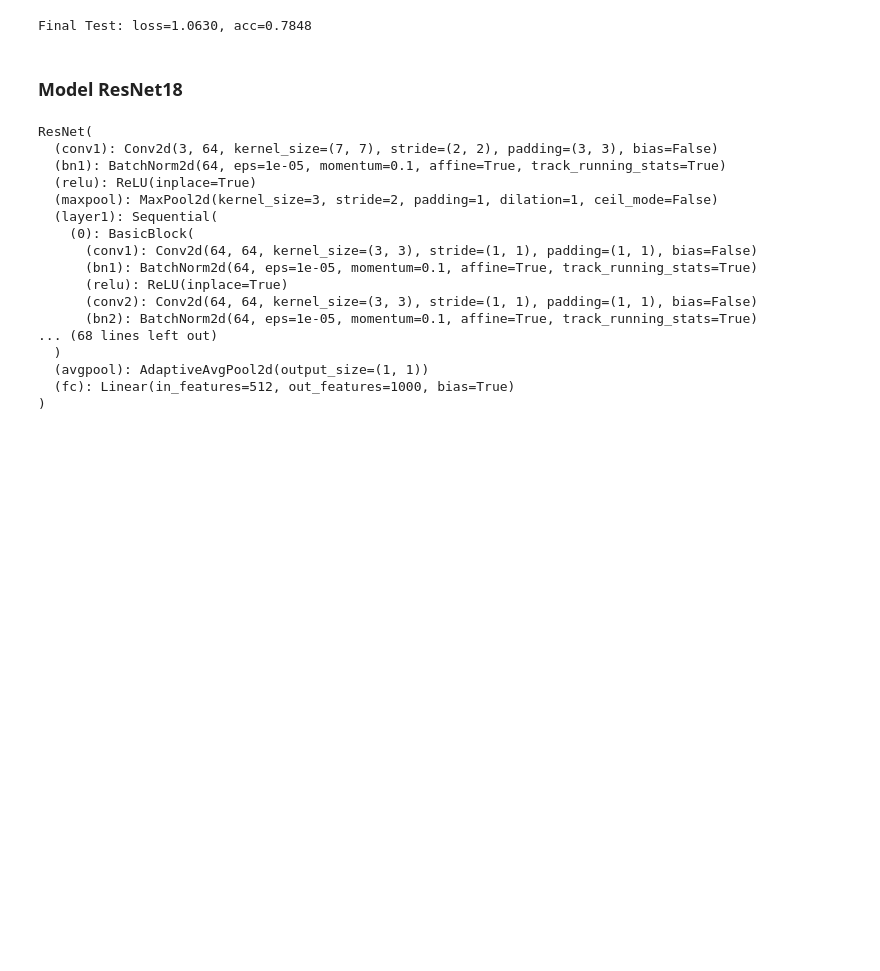
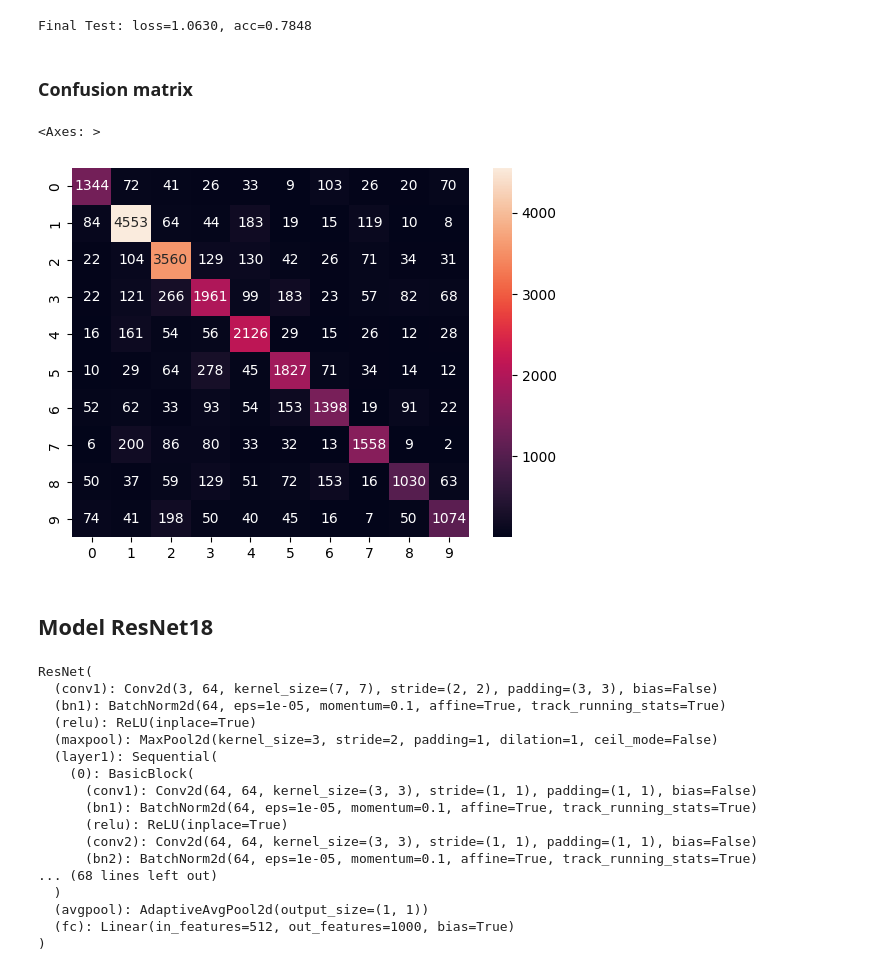
Before and after one commit to pipefie/CNN, a Jupyter notebook: SVHN_class.ipynb, the cells around one changed output. Drawn from its saved outputs; the diff is of its cells as text; code cells hidden in the pictures; blank space fills up the shorter version.

Commit message:
confusion matrices

```diff
--- a/SVHN_class.ipynb
+++ b/SVHN_class.ipynb
@@ -490,8 +490,26 @@ test_loss, test_acc = validate(model_vgg, test_loader_vgg, criterion_vgg, DEVICE
 print(f"Final Test: loss={test_loss:.4f}, acc={test_acc:.4f}")
 # %% [output]
 Final Test: loss=1.0630, acc=0.7848
+# %% [markdown]
+### Confusion matrix
+# %%
+all_preds_vgg = []
+all_labels_vgg = []
+model_vgg.eval()
+with torch.no_grad():
+    for imgs, labels in test_loader_vgg:
+        imgs = imgs.to(DEVICE)
+        preds = model_vgg(imgs).argmax(dim=1).cpu().numpy()
+        all_preds_vgg.extend(preds)
+        all_labels_vgg.extend(labels.numpy())
+
+cm = confusion_matrix(all_labels_vgg, all_preds_vgg)
+sns.heatmap(cm, annot=True, fmt="d")
+# %% [output]
+<Axes: >
+[figure, added]
 # %% [markdown]
-### Model ResNet18
+## Model ResNet18
 # %%
 raw_ds_resnet = datasets.SVHN(
     root='./data', split='train', download=False,
```
Also changed, not shown: parts of 2 cells of this notebook.
